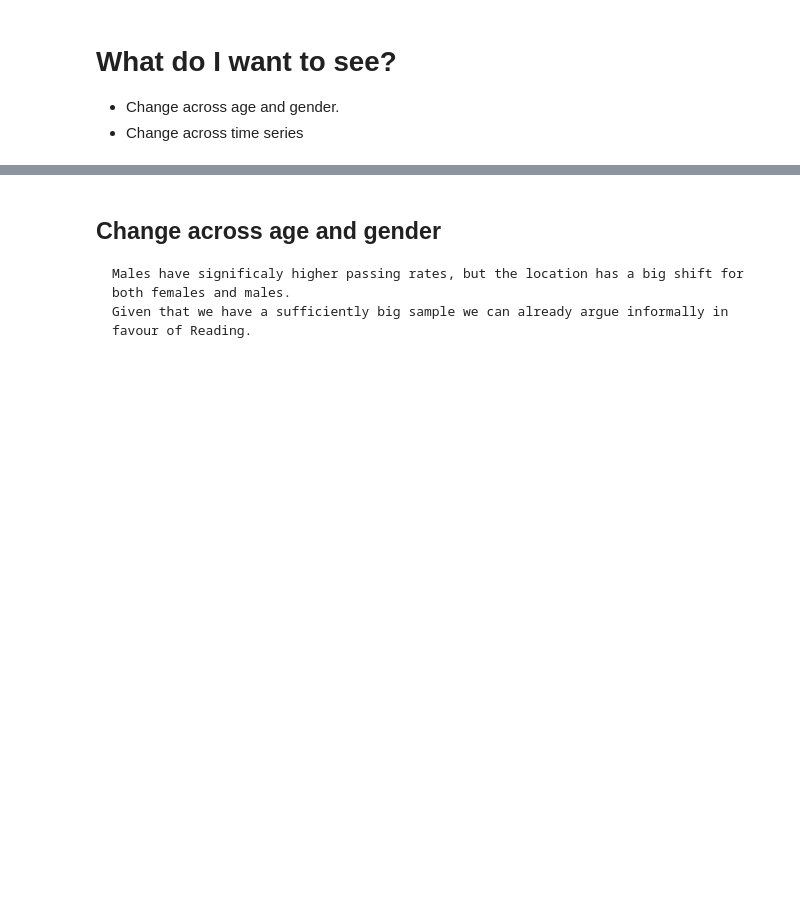
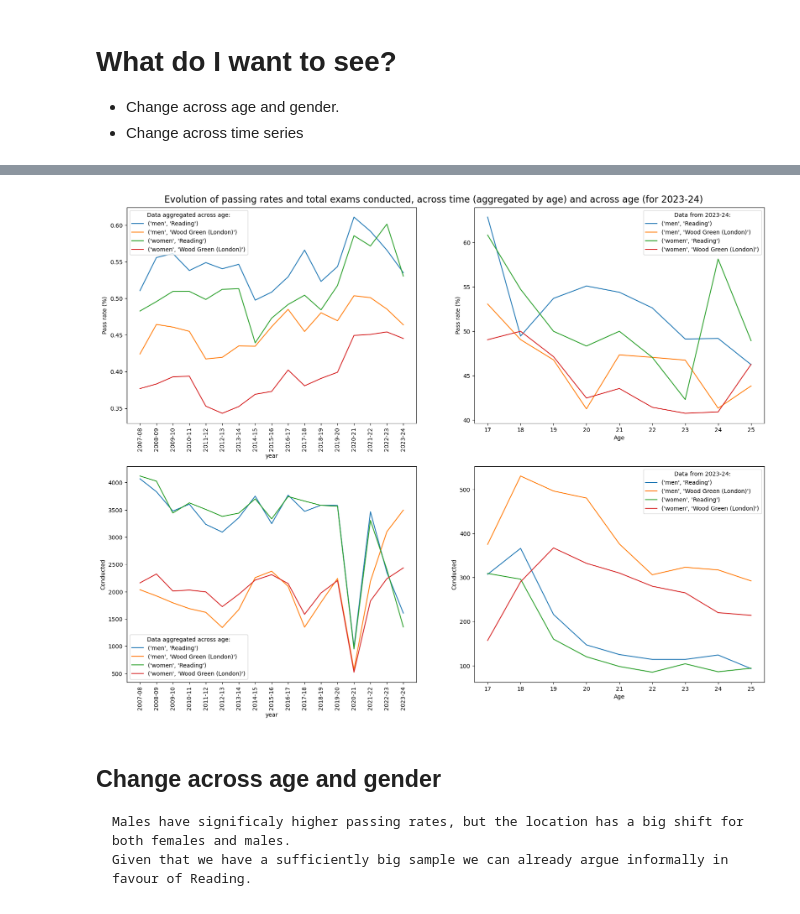
Before and after one commit to gtobias-larrauri/stats-project, a Jupyter notebook: formatting_pandas.ipynb, the cells around one changed output, grey strips where cells are left out. Cells and saved outputs as stored; diff of their text form; code cells hidden in the pictures; blank space fills up the shorter version.

```diff
--- a/formatting_pandas.ipynb
+++ b/formatting_pandas.ipynb
@@ -166,3 +186,26 @@ df_reading.to_csv("passing_rates_reading.csv",index=False)
+# %%
+fig, axs = plt.subplots(2,2,figsize=(20,15))
+axs[0,0] = sns.lineplot(x= "year", y="pass_rate" ,hue=df_reading_bunch_ages[['gender','Location']].apply(tuple,axis=1),data=df_reading_bunch_ages, errorbar=None,ax=axs[0,0])
+axs[0,0].tick_params(axis='x', rotation=90)
+axs[0,0].set_ylabel('Pass rate (%)')
+axs[0,0].legend(title="Data aggregated across age:")
+
+axs[1,0] = sns.lineplot(x= "year", y="Conducted" ,hue=df_reading_bunch_ages[['gender','Location']].apply(tuple,axis=1),data=df_reading_bunch_ages, errorbar=None,ax=axs[1,0])
+axs[1,0].tick_params(axis='x', rotation=90)
+axs[1,0].legend(title="Data aggregated across age:")
+
+axs[0,1] = sns.lineplot(x= "Age", y="Pass rate (%)" ,hue=df_reading[['gender','Location']].apply(tuple,axis=1),data=df_reading[df_reading['year']=="2023-24"], errorbar=None, ax=axs[0,1])
+axs[0,1].legend(title="Data from 2023-24:")
+
+axs[1,1] = sns.lineplot(x= "Age", y="Conducted" ,hue=df_reading[['gender','Location']].apply(tuple,axis=1),data=df_reading[df_reading['year']=="2023-24"], errorbar=None, ax=axs[1,1])
+axs[1,1].legend(title="Data from 2023-24:")
+
+fig.suptitle("Evolution of passing rates and total exams conducted, across time (aggregated by age) and across age (for 2023-24) ",fontsize=16 ,y = 0.9)
+
+fig.savefig("eda.jpeg")
+plt.show()
+# %% [output]
+[figure, added]
 # %% [markdown]
 ## Change across age and gender
 
```
Also changed, not shown: parts of 10 cells of this notebook, 3 other files.
